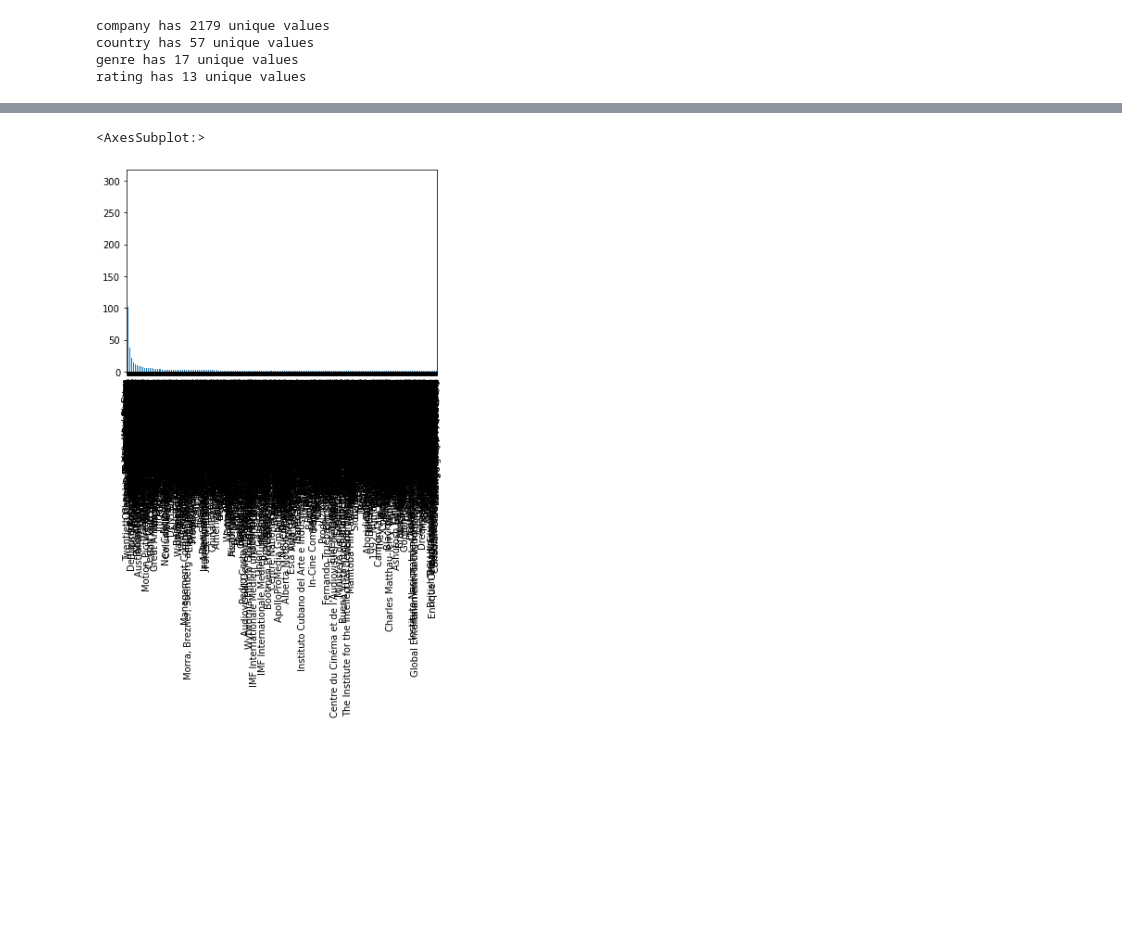
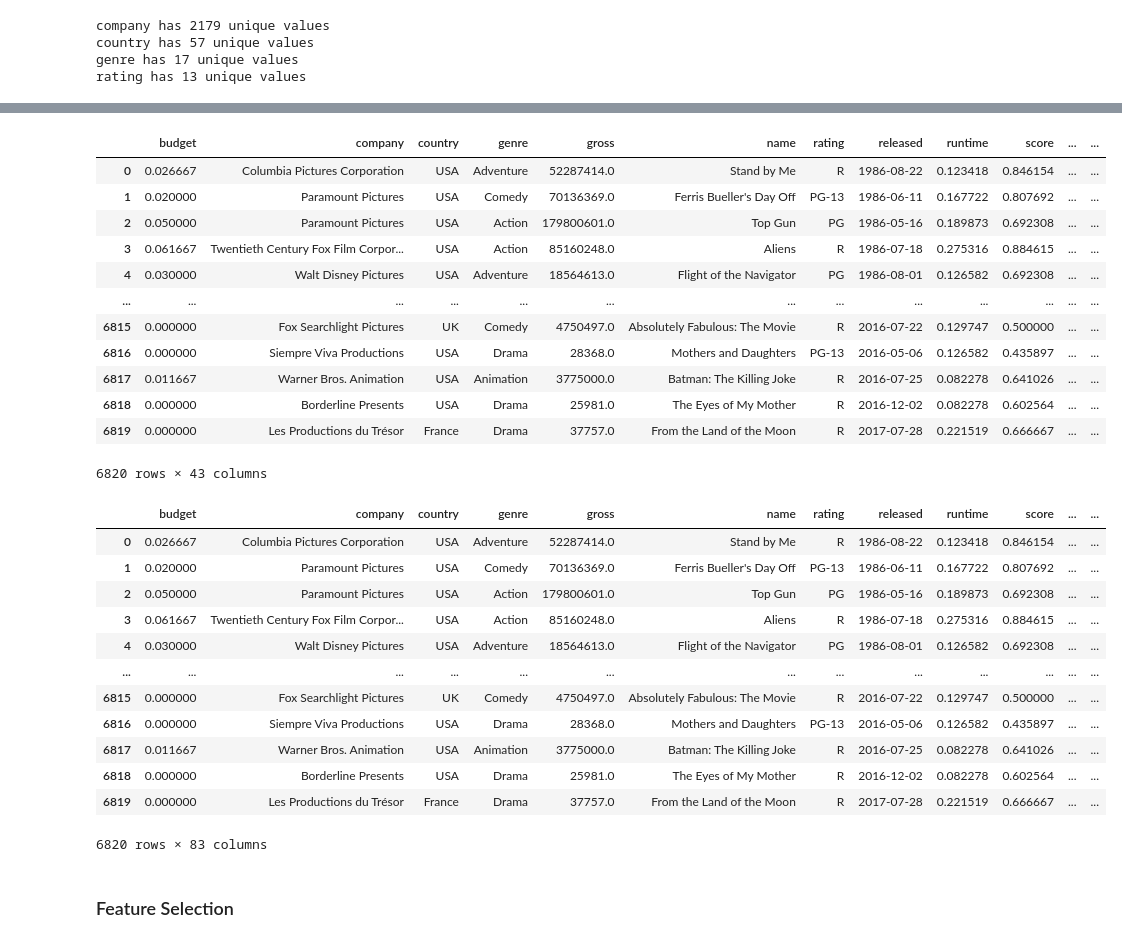
Before and after one commit to sanchiesa/Movie_Industry_Kaggle, a Jupyter notebook: notebooks/Movie_Revenue_Analysis.ipynb, the cells around one changed output, grey strips where cells are left out. Cells and saved outputs as stored; diff of their text form; code cells hidden in the pictures; blank space fills up the shorter version.

Commit message:
Made progress with data cleaning and feature engineering."

```diff
--- a/notebooks/Movie_Revenue_Analysis.ipynb
+++ b/notebooks/Movie_Revenue_Analysis.ipynb
@@ -140,4 +142,6 @@ genre_rating_encoding = pd.DataFrame(data[['genre','rating']])
 genre_rating_encoding = pd.get_dummies(genre_rating_encoding)
 genre_rating_encoding
 
-# must merge genre_rating_encoding into data
+# Adding encoded Genre and Rating columns to data
+
+data = data.join(genre_rating_encoding)
@@ -158,9 +147,0 @@ genre_rating_encoding
-# %%
-# Most frequent Companies
-
-# https://www.kaggle.com/learn-forum/114857
-
-data['company'].value_counts().plot(kind='bar') #Fix this graph
-# %% [output]
-<AxesSubplot:>
-[figure, removed]
@@ -172,0 +148,28 @@ data['company'].value_counts().plot(kind='bar') #Fix this graph
+# %%
+# Create adult_movie column
+
+def adult_rated(row):
+    if row['rating_R'] == 1:
+        return 1
+    elif row['rating_NC-17'] == 1:
+        return 1
+    elif row['rating_TV-MA'] == 1:
+        return 1
+    else:
+        return 0
+
+data['adult_movie'] = data.apply (lambda row: adult_rated(row), axis=1)
+# %% [output]
+|  | budget | company | country | genre | gross | name | rating | released | runtime | score | ... | ... |
+| 0 | 0.026667 | Columbia Pictures Corporation | USA | Adventure | 52287414.0 | Stand by Me | R | 1986-08-22 | 0.123418 | 0.846154 | ... | ... |
+| 1 | 0.020000 | Paramount Pictures | USA | Comedy | 70136369.0 | Ferris Bueller's Day Off | PG-13 | 1986-06-11 | 0.167722 | 0.807692 | ... | ... |
+| 2 | 0.050000 | Paramount Pictures | USA | Action | 179800601.0 | Top Gun | PG | 1986-05-16 | 0.189873 | 0.692308 | ... | ... |
+| 3 | 0.061667 | Twentieth Century Fox Film Corpor... | USA | Action | 85160248.0 | Aliens | R | 1986-07-18 | 0.275316 | 0.884615 | ... | ... |
+| 4 | 0.030000 | Walt Disney Pictures | USA | Adventure | 18564613.0 | Flight of the Navigator | PG | 1986-08-01 | 0.126582 | 0.692308 | ... | ... |
+| ... | ... | ... | ... | ... | ... | ... | ... | ... | ... | ... | ... | ... |
+| 6815 | 0.000000 | Fox Searchlight Pictures | UK | Comedy | 4750497.0 | Absolutely Fabulous: The Movie | R | 2016-07-22 | 0.129747 | 0.500000 | ... | ... |
+| 6816 | 0.000000 | Siempre Viva Productions | USA | Drama | 28368.0 | Mothers and Daughters | PG-13 | 2016-05-06 | 0.126582 | 0.435897 | ... | ... |
+| 6817 | 0.011667 | Warner Bros. Animation | USA | Animation | 3775000.0 | Batman: The Killing Joke | R | 2016-07-25 | 0.082278 | 0.641026 | ... | ... |
+| 6818 | 0.000000 | Borderline Presents | USA | Drama | 25981.0 | The Eyes of My Mother | R | 2016-12-02 | 0.082278 | 0.602564 | ... | ... |
+| 6819 | 0.000000 | Les Productions du Trésor | France | Drama | 37757.0 | From the Land of the Moon | R | 2017-07-28 | 0.221519 | 0.666667 | ... | ... |
+6820 rows × 43 columns
@@ -172,0 +194,18 @@ data['company'].value_counts().plot(kind='bar') #Fix this graph
+# %%
+data
+# %% [output]
+|  | budget | company | country | genre | gross | name | rating | released | runtime | score | ... | ... |
+| 0 | 0.026667 | Columbia Pictures Corporation | USA | Adventure | 52287414.0 | Stand by Me | R | 1986-08-22 | 0.123418 | 0.846154 | ... | ... |
+| 1 | 0.020000 | Paramount Pictures | USA | Comedy | 70136369.0 | Ferris Bueller's Day Off | PG-13 | 1986-06-11 | 0.167722 | 0.807692 | ... | ... |
+| 2 | 0.050000 | Paramount Pictures | USA | Action | 179800601.0 | Top Gun | PG | 1986-05-16 | 0.189873 | 0.692308 | ... | ... |
+| 3 | 0.061667 | Twentieth Century Fox Film Corpor... | USA | Action | 85160248.0 | Aliens | R | 1986-07-18 | 0.275316 | 0.884615 | ... | ... |
+| 4 | 0.030000 | Walt Disney Pictures | USA | Adventure | 18564613.0 | Flight of the Navigator | PG | 1986-08-01 | 0.126582 | 0.692308 | ... | ... |
+| ... | ... | ... | ... | ... | ... | ... | ... | ... | ... | ... | ... | ... |
+| 6815 | 0.000000 | Fox Searchlight Pictures | UK | Comedy | 4750497.0 | Absolutely Fabulous: The Movie | R | 2016-07-22 | 0.129747 | 0.500000 | ... | ... |
+| 6816 | 0.000000 | Siempre Viva Productions | USA | Drama | 28368.0 | Mothers and Daughters | PG-13 | 2016-05-06 | 0.126582 | 0.435897 | ... | ... |
+| 6817 | 0.011667 | Warner Bros. Animation | USA | Animation | 3775000.0 | Batman: The Killing Joke | R | 2016-07-25 | 0.082278 | 0.641026 | ... | ... |
+| 6818 | 0.000000 | Borderline Presents | USA | Drama | 25981.0 | The Eyes of My Mother | R | 2016-12-02 | 0.082278 | 0.602564 | ... | ... |
+| 6819 | 0.000000 | Les Productions du Trésor | France | Drama | 37757.0 | From the Land of the Moon | R | 2017-07-28 | 0.221519 | 0.666667 | ... | ... |
+6820 rows × 83 columns
+# %% [markdown]
+### Feature Selection
```
Also changed, not shown: parts of 7 cells of this notebook.
